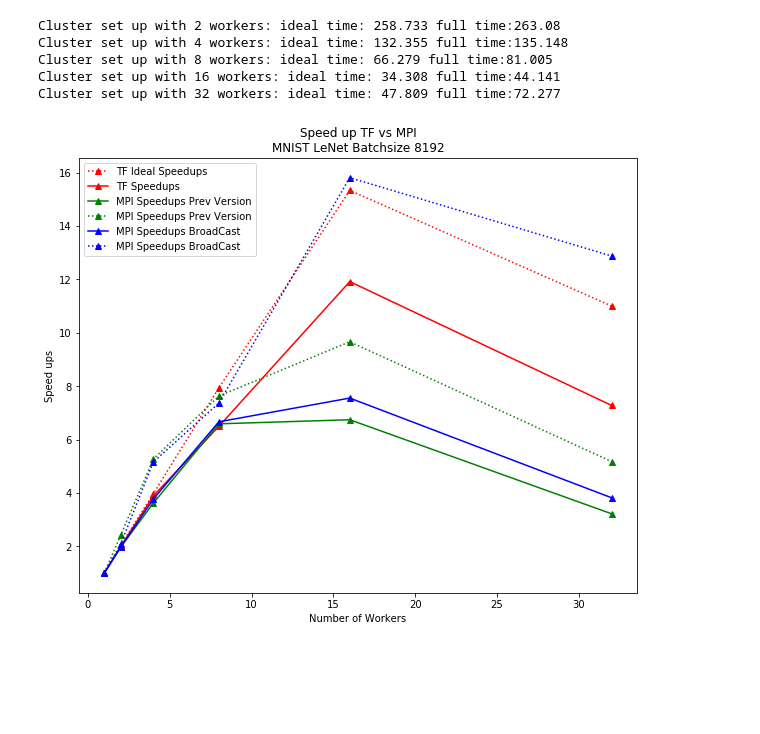
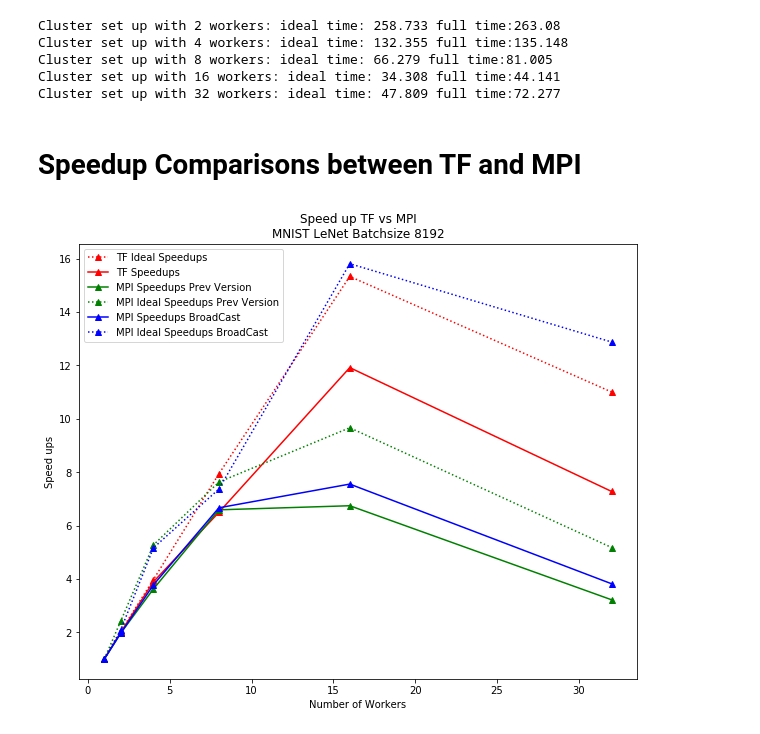
Before and after one commit to hwang595/TF-Pytorch-comparison, a Jupyter notebook: analysis/MPI_vs_TF_speedups_bsize8192.ipynb, the cells around one changed output. Drawn from its saved outputs; the diff is of its cells as text; code cells hidden in the pictures; blank space fills up the shorter version.

Commit message:
edit curve for bcast

```diff
--- a/analysis/MPI_vs_TF_speedups_bsize8192.ipynb
+++ b/analysis/MPI_vs_TF_speedups_bsize8192.ipynb
@@ -64,24 +64,26 @@ Cluster set up with 4 workers: ideal time: 132.355 full time:135.148
 Cluster set up with 8 workers: ideal time: 66.279 full time:81.005
 Cluster set up with 16 workers: ideal time: 34.308 full time:44.141
 Cluster set up with 32 workers: ideal time: 47.809 full time:72.277
+# %% [markdown]
+# Speedup Comparisons between TF and MPI
 # %%
 workers_interval=[1, 2, 4, 8, 16, 32]
 normal_speedup_vals_mpi_previous=[1, 1.97, 3.625, 6.5909, 6.744, 3.22]
 ideal_speedup_vals_mpi_previous=[1, 2.4167, 5.2727, 7.6316, 9.6667, 5.1786]
 normal_speedup_vals_mpi_broadCast=[1, 1.9653, 3.7778, 6.6667, 7.5556, 3.8202]
 ideal_speedup_vals_mpi_broadCast=[1, 2.0859, 5.1640, 7.368877, 15.8139, 12.87878]
 fig = plt.figure(1)
 plt.plot(workers_interval, ideal_speedup_vals, ':^r', label='TF Ideal Speedups')
 plt.plot(workers_interval, normal_speedup_vals, '-^r', label='TF Speedups')
 plt.plot(workers_interval, normal_speedup_vals_mpi_previous, '-^g', label='MPI Speedups Prev Version')
-plt.plot(workers_interval, ideal_speedup_vals_mpi_previous, ':^g', label='MPI Speedups Prev Version')
+plt.plot(workers_interval, ideal_speedup_vals_mpi_previous, ':^g', label='MPI Ideal Speedups Prev Version')
 plt.plot(workers_interval, normal_speedup_vals_mpi_broadCast, '-^b', label='MPI Speedups BroadCast')
-plt.plot(workers_interval, ideal_speedup_vals_mpi_broadCast, ':^b', label='MPI Speedups BroadCast')
+plt.plot(workers_interval, ideal_speedup_vals_mpi_broadCast, ':^b', label='MPI Ideal Speedups BroadCast')
 plt.title("Speed up TF vs MPI\nMNIST LeNet Batchsize 8192")
 plt.xlabel("Number of Workers")
 plt.ylabel("Speed ups")
 plt.legend()
 plt.savefig("straggler_ideal_speedup_comparison.jpg", dpi=300)
 plt.show()
 # %% [output]
-[figure, old version]
+[figure, new version]
```
